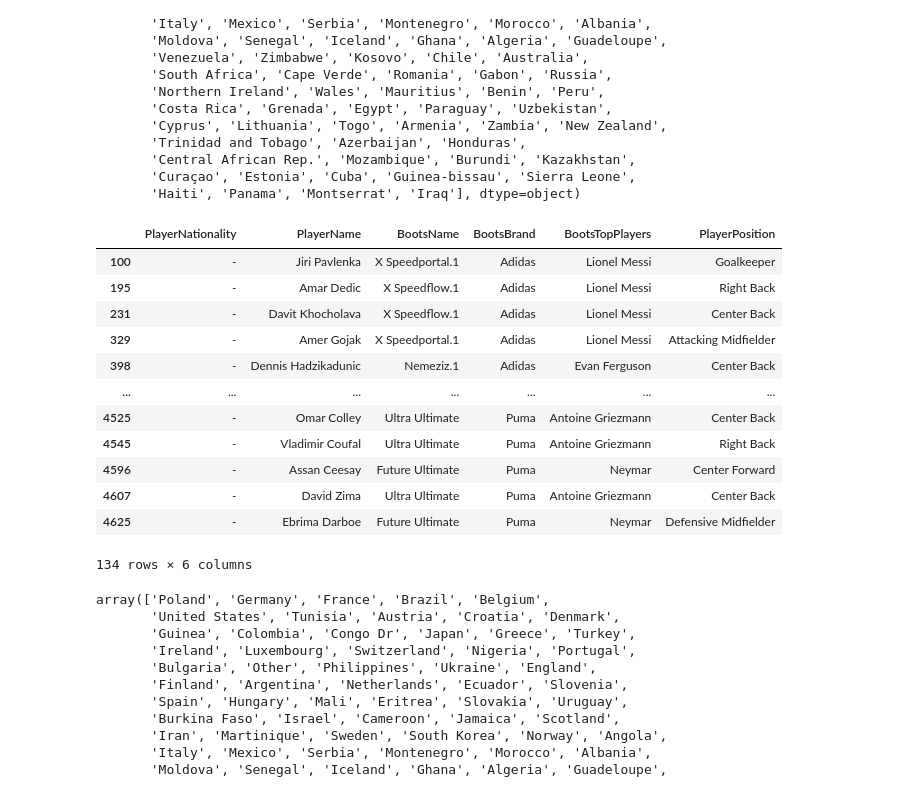
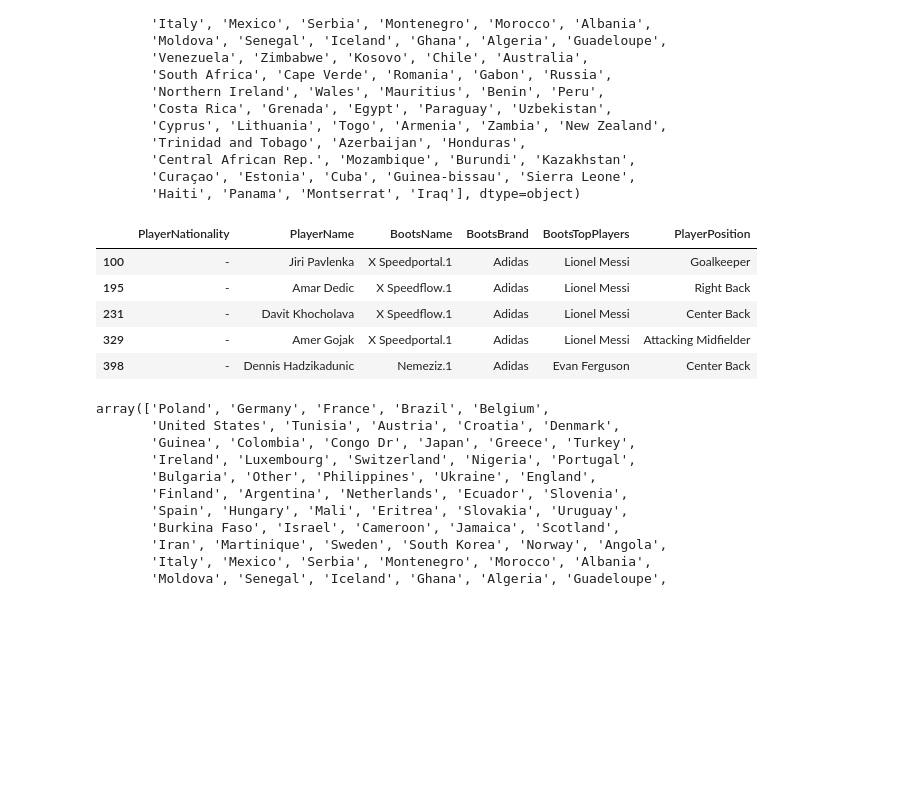
Before and after one commit to JuanGouveia/EDA-Project, a Jupyter notebook: code/book.ipynb, the cells around one changed output. Cells and saved outputs as stored; diff of their text form; code cells hidden in the pictures; blank space fills up the shorter version.

```diff
--- a/code/book.ipynb
+++ b/code/book.ipynb
@@ -252,21 +234,14 @@ array(['Poland', 'Germany', 'France', 'Brazil', 'Belgium',
 # %%
 valor = '-'
 filas_coincidentes = data[data['PlayerNationality'] == valor].index          # filtrar por indice
 data_seleccionado = data.loc[filas_coincidentes, ['PlayerNationality', 'PlayerName', 'BootsName', 'BootsBrand', 'BootsTopPlayers', 'PlayerPosition']]
 
-data_seleccionado
+data_seleccionado.head()
 # %% [output]
 |  | PlayerNationality | PlayerName | BootsName | BootsBrand | BootsTopPlayers | PlayerPosition |
 | 100 | - | Jiri Pavlenka | X Speedportal.1 | Adidas | Lionel Messi | Goalkeeper |
 | 195 | - | Amar Dedic | X Speedflow.1 | Adidas | Lionel Messi | Right Back |
 | 231 | - | Davit Khocholava | X Speedflow.1 | Adidas | Lionel Messi | Center Back |
 | 329 | - | Amer Gojak | X Speedportal.1 | Adidas | Lionel Messi | Attacking Midfielder |
 | 398 | - | Dennis Hadzikadunic | Nemeziz.1 | Adidas | Evan Ferguson | Center Back |
-| ... | ... | ... | ... | ... | ... | ... |
-| 4525 | - | Omar Colley | Ultra Ultimate | Puma | Antoine Griezmann | Center Back |
-| 4545 | - | Vladimir Coufal | Ultra Ultimate | Puma | Antoine Griezmann | Right Back |
-| 4596 | - | Assan Ceesay | Future Ultimate | Puma | Neymar | Center Forward |
-| 4607 | - | David Zima | Ultra Ultimate | Puma | Antoine Griezmann | Center Back |
-| 4625 | - | Ebrima Darboe | Future Ultimate | Puma | Neymar | Defensive Midfielder |
-134 rows × 6 columns
 # %%
```
Also changed, not shown: parts of 10 cells of this notebook, 10 other files.
